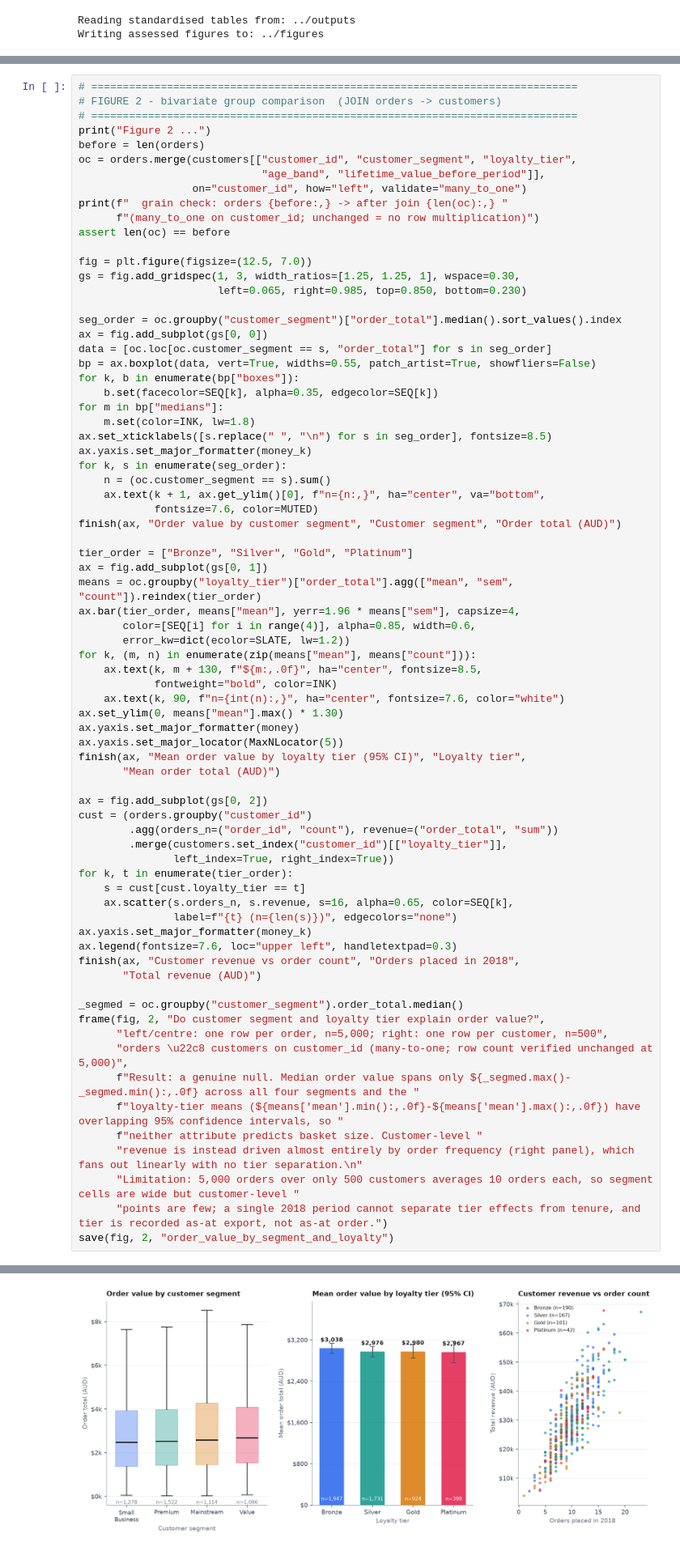
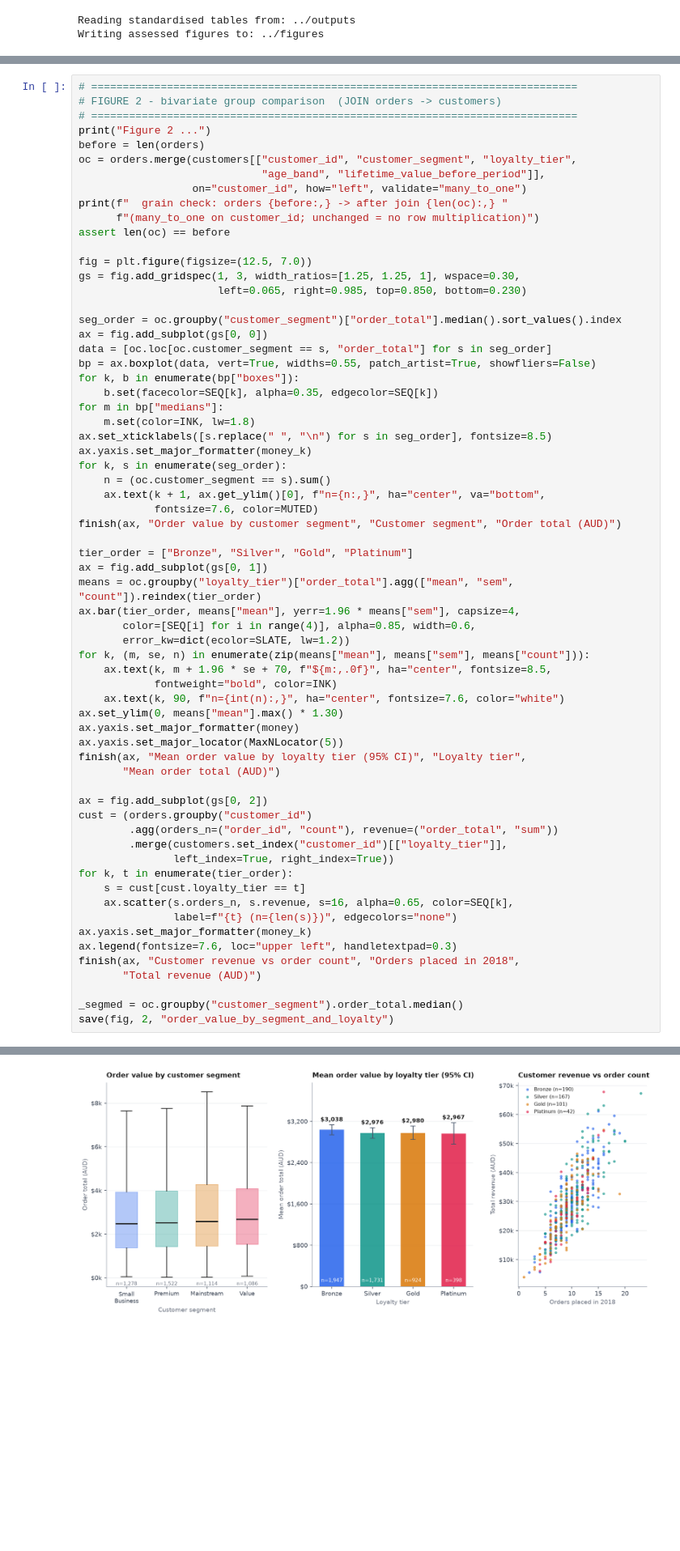
Before and after one commit to ZGHL/FIT5196-A1, a Jupyter notebook: processing/notebooks/Group030_EDA.ipynb, the cells around one changed output, grey strips where cells are left out. Shown at 81% size. Drawn from its saved outputs; the diff is of its cells as text; blank space fills up the shorter version.

```diff
--- a/processing/notebooks/Group030_EDA.ipynb
+++ b/processing/notebooks/Group030_EDA.ipynb
@@ -288,45 +279,36 @@ means = oc.groupby("loyalty_tier")["order_total"].agg(["mean", "sem", "count"]).
 ax.bar(tier_order, means["mean"], yerr=1.96 * means["sem"], capsize=4,
        color=[SEQ[i] for i in range(4)], alpha=0.85, width=0.6,
        error_kw=dict(ecolor=SLATE, lw=1.2))
-for k, (m, n) in enumerate(zip(means["mean"], means["count"])):
-    ax.text(k, m + 130, f"${m:,.0f}", ha="center", fontsize=8.5,
+for k, (m, se, n) in enumerate(zip(means["mean"], means["sem"], means["count"])):
+    ax.text(k, m + 1.96 * se + 70, f"${m:,.0f}", ha="center", fontsize=8.5,
             fontweight="bold", color=INK)
     ax.text(k, 90, f"n={int(n):,}", ha="center", fontsize=7.6, color="white")
 ax.set_ylim(0, means["mean"].max() * 1.30)
 ax.yaxis.set_major_formatter(money)
 ax.yaxis.set_major_locator(MaxNLocator(5))
 finish(ax, "Mean order value by loyalty tier (95% CI)", "Loyalty tier",
        "Mean order total (AUD)")
 
 ax = fig.add_subplot(gs[0, 2])
 cust = (orders.groupby("customer_id")
         .agg(orders_n=("order_id", "count"), revenue=("order_total", "sum"))
         .merge(customers.set_index("customer_id")[["loyalty_tier"]],
                left_index=True, right_index=True))
 for k, t in enumerate(tier_order):
     s = cust[cust.loyalty_tier == t]
     ax.scatter(s.orders_n, s.revenue, s=16, alpha=0.65, color=SEQ[k],
                label=f"{t} (n={len(s)})", edgecolors="none")
 ax.yaxis.set_major_formatter(money_k)
 ax.legend(fontsize=7.6, loc="upper left", handletextpad=0.3)
 finish(ax, "Customer revenue vs order count", "Orders placed in 2018",
        "Total revenue (AUD)")
 
 _segmed = oc.groupby("customer_segment").order_total.median()
-frame(fig, 2, "Do customer segment and loyalty tier explain order value?",
-      "left/centre: one row per order, n=5,000; right: one row per customer, n=500",
-      "orders \u22c8 customers on customer_id (many-to-one; row count verified unchanged at 5,000)",
-      f"Result: a genuine null. Median order value spans only ${_segmed.max()-_segmed.min():,.0f} across all four segments and the "
-      f"loyalty-tier means (${means['mean'].min():,.0f}-${means['mean'].max():,.0f}) have overlapping 95% confidence intervals, so "
-      f"neither attribute predicts basket size. Customer-level "
-      "revenue is instead driven almost entirely by order frequency (right panel), which fans out linearly with no tier separation.\n"
-      "Limitation: 5,000 orders over only 500 customers averages 10 orders each, so segment cells are wide but customer-level "
-      "points are few; a single 2018 period cannot separate tier effects from tenure, and tier is recorded as-at export, not as-at order.")
 save(fig, 2, "order_value_by_segment_and_loyalty")
 # %% [output]
 Figure 2 ...
   grain check: orders 5,000 -> after join 5,000 (many_to_one on customer_id; unchanged = no row multiplication)
-[figure, old version]
+[figure, new version]
 saved Figure_2.png and Figure_2_order_value_by_segment_and_loyalty.png
 # %% [markdown]
 ## Figure 3 — Which categories drive revenue, and is that volume or price?
```
Also changed, not shown: parts of 15 cells of this notebook, 33 other files.
